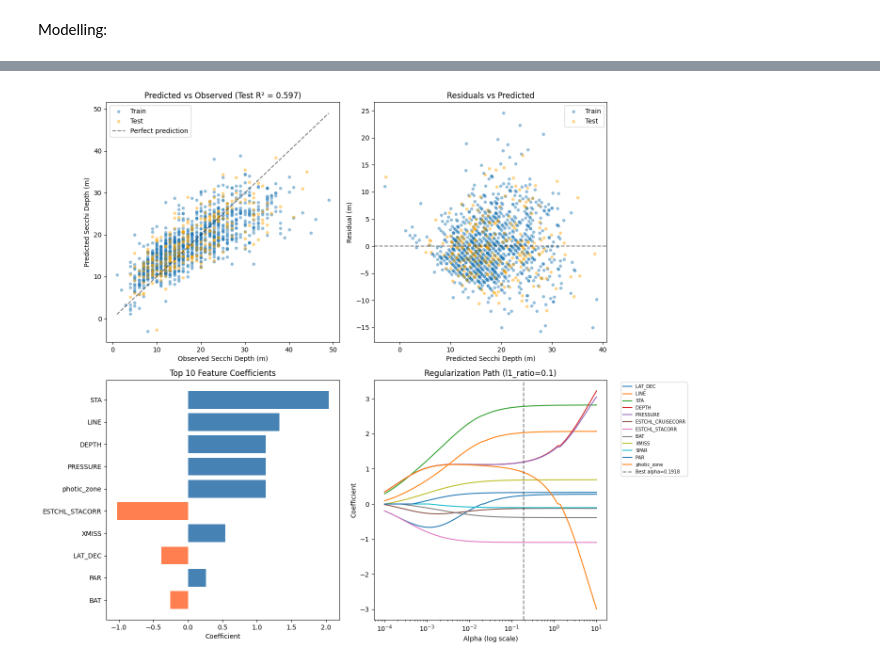
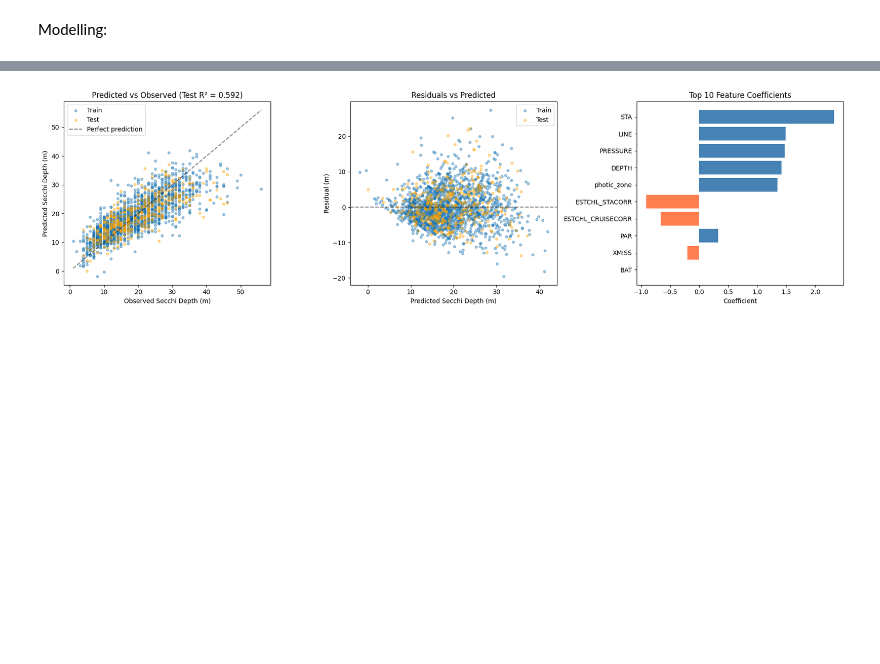
Before and after one commit to LucasC212/Scripps-Light-Attenuation-Capstone-Project, a Jupyter notebook: scripts/elastic_net.ipynb, the cells around one changed output, grey strips where cells are left out. Drawn from its saved outputs; the diff is of its cells as text; code cells hidden in the pictures; blank space fills up the shorter version.

Commit message:
corrected enhanced LASSO model

```diff
--- a/scripts/elastic_net.ipynb
+++ b/scripts/elastic_net.ipynb
@@ -103,7 +103,7 @@ Modelling:
 
 depth_vars = ['DEPTH', 'PRESSURE', 'ESTCHL_CRUISECORR', 'ESTCHL_STACORR',
               'BAT', 'XMISS', 'SPAR', 'PAR', 'CHL_A', 'PHAEO']
-cast_vars = ['LAT_DEC', 'LON_DEC', 'LINE', 'STA']
+cast_vars = ['LINE', 'STA']
 target = 'Secchi'
 
 # Only keep casts that have a valid photic_zone
@@ -129,15 +129,6 @@ for col in all_features + [target]:
     pct = 100 * n_missing / len(cast_df)
     print(f"{col:<25} {n_missing:>8} {pct:>9.1f}%")
 
-# Filter out invalid lat/lon (-99 sentinel values)
-cast_df.loc[cast_df['LAT_DEC'] <= -99, 'LAT_DEC'] = np.nan
-cast_df.loc[cast_df['LON_DEC'] <= -99, 'LON_DEC'] = np.nan
-
-print(f"\nAfter filtering -99 sentinel values:")
-for col in ['LAT_DEC', 'LON_DEC']:
-    n_missing = cast_df[col].isna().sum()
-    pct = 100 * n_missing / len(cast_df)
-    print(f"{col:<25} {n_missing:>8} {pct:>9.1f}%")
 
 # Drop columns with >50% missing — too sparse to be useful
 high_missing = [col for col in all_features if cast_df[col].isna().mean() > 0.5]
@@ -339,55 +330,39 @@ FEATURE COEFFICIENTS (sorted by |coefficient|)
 # %%
 # STEP 6: Diagnostic Plots
-fig, axes = plt.subplots(2, 2, figsize=(14, 12))
+fig, axes = plt.subplots(1, 3, figsize=(18, 5))
 
 # 1. Predicted vs Observed
-axes[0, 0].scatter(y_train, y_pred_train, alpha=0.4, label='Train', s=15)
-axes[0, 0].scatter(y_test, y_pred_test, alpha=0.4, label='Test', color='orange', s=15)
+axes[0].scatter(y_train, y_pred_train, alpha=0.4, label='Train', s=15)
+axes[0].scatter(y_test, y_pred_test, alpha=0.4, label='Test', color='orange', s=15)
 lims = [min(y_train.min(), y_test.min()), max(y_train.max(), y_test.max())]
-axes[0, 0].plot(lims, lims, 'k--', alpha=0.5, label='Perfect prediction')
-axes[0, 0].set_xlabel('Observed Secchi Depth (m)')
-axes[0, 0].set_ylabel('Predicted Secchi Depth (m)')
-axes[0, 0].set_title(f'Predicted vs Observed (Test R² = {r2_score(y_test, y_pred_test):.3f})')
-axes[0, 0].legend()
+axes[0].plot(lims, lims, 'k--', alpha=0.5, label='Perfect prediction')
+axes[0].set_xlabel('Observed Secchi Depth (m)')
+axes[0].set_ylabel('Predicted Secchi Depth (m)')
+axes[0].set_title(f'Predicted vs Observed (Test R² = {r2_score(y_test, y_pred_test):.3f})')
+axes[0].legend()
 
 # 2. Residual plot
 residuals_train = y_train - y_pred_train
 residuals_test = y_test - y_pred_test
-axes[0, 1].scatter(y_pred_train, residuals_train, alpha=0.4, label='Train', s=15)
-axes[0, 1].scatter(y_pred_test, residuals_test, alpha=0.4, label='Test', color='orange', s=15)
-axes[0, 1].axhline(y=0, color='k', linestyle='--', alpha=0.5)
-axes[0, 1].set_xlabel('Predicted Secchi Depth (m)')
-axes[0, 1].set_ylabel('Residual (m)')
-axes[0, 1].set_title('Residuals vs Predicted')
-axes[0, 1].legend()
+axes[1].scatter(y_pred_train, residuals_train, alpha=0.4, label='Train', s=15)
+axes[1].scatter(y_pred_test, residuals_test, alpha=0.4, label='Test', color='orange', s=15)
+axes[1].axhline(y=0, color='k', linestyle='--', alpha=0.5)
+axes[1].set_xlabel('Predicted Secchi Depth (m)')
+axes[1].set_ylabel('Residual (m)')
+axes[1].set_title('Residuals vs Predicted')
+axes[1].legend()
 
 # 3. Feature coefficient bar plot (top 10)
 top10 = coef_df.head(10)
 colors = ['steelblue' if c > 0 else 'coral' for c in top10['Coefficient']]
-axes[1, 0].barh(range(len(top10)), top10['Coefficient'].values, color=colors)
-axes[1, 0].set_yticks(range(len(top10)))
-axes[1, 0].set_yticklabels(top10['Feature'].values)
-axes[1, 0].set_xlabel('Coefficient')
-axes[1, 0].set_title('Top 10 Feature Coefficients')
-axes[1, 0].invert_yaxis()
-
-# 4. Regularization path
-from sklearn.linear_model import enet_path
-
-alphas_path = np.logspace(-4, 1, 200)
-_, coef_path, _ = enet_path(X_train_sc, y_train, alphas=alphas_path,
-                             l1_ratio=en_best.l1_ratio_, max_iter=10000)
-
-for i, feat in enumerate(features):
-    axes[1, 1].plot(alphas_path, coef_path[i, :], label=feat)
-axes[1, 1].axvline(x=en_best.alpha_, color='k', linestyle='--', alpha=0.5, label=f'Best alpha={en_best.alpha_:.4f}')
-axes[1, 1].set_xscale('log')
-axes[1, 1].set_xlabel('Alpha (log scale)')
-axes[1, 1].set_ylabel('Coefficient')
-axes[1, 1].set_title(f'Regularization Path (l1_ratio={en_best.l1_ratio_})')
-axes[1, 1].legend(bbox_to_anchor=(1.05, 1), loc='upper left', fontsize=7)
+axes[2].barh(range(len(top10)), top10['Coefficient'].values, color=colors)
+axes[2].set_yticks(range(len(top10)))
+axes[2].set_yticklabels(top10['Feature'].values)
+axes[2].set_xlabel('Coefficient')
+axes[2].set_title('Top 10 Feature Coefficients')
+axes[2].invert_yaxis()
 
 plt.tight_layout()
 plt.show()
 # %% [output]
-[figure, old version]
+[figure, new version]
```
Also changed, not shown: parts of 4 cells of this notebook, 3 other files.
